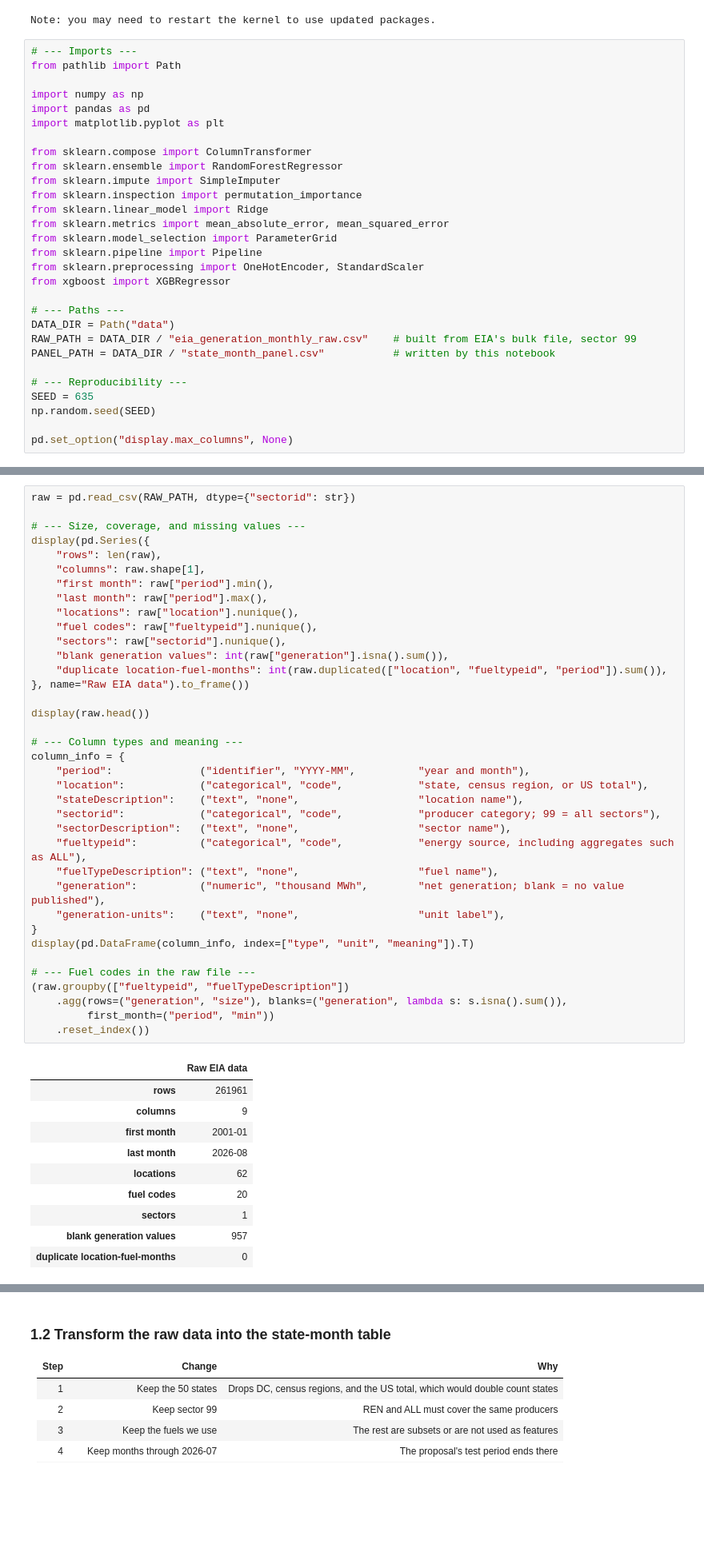
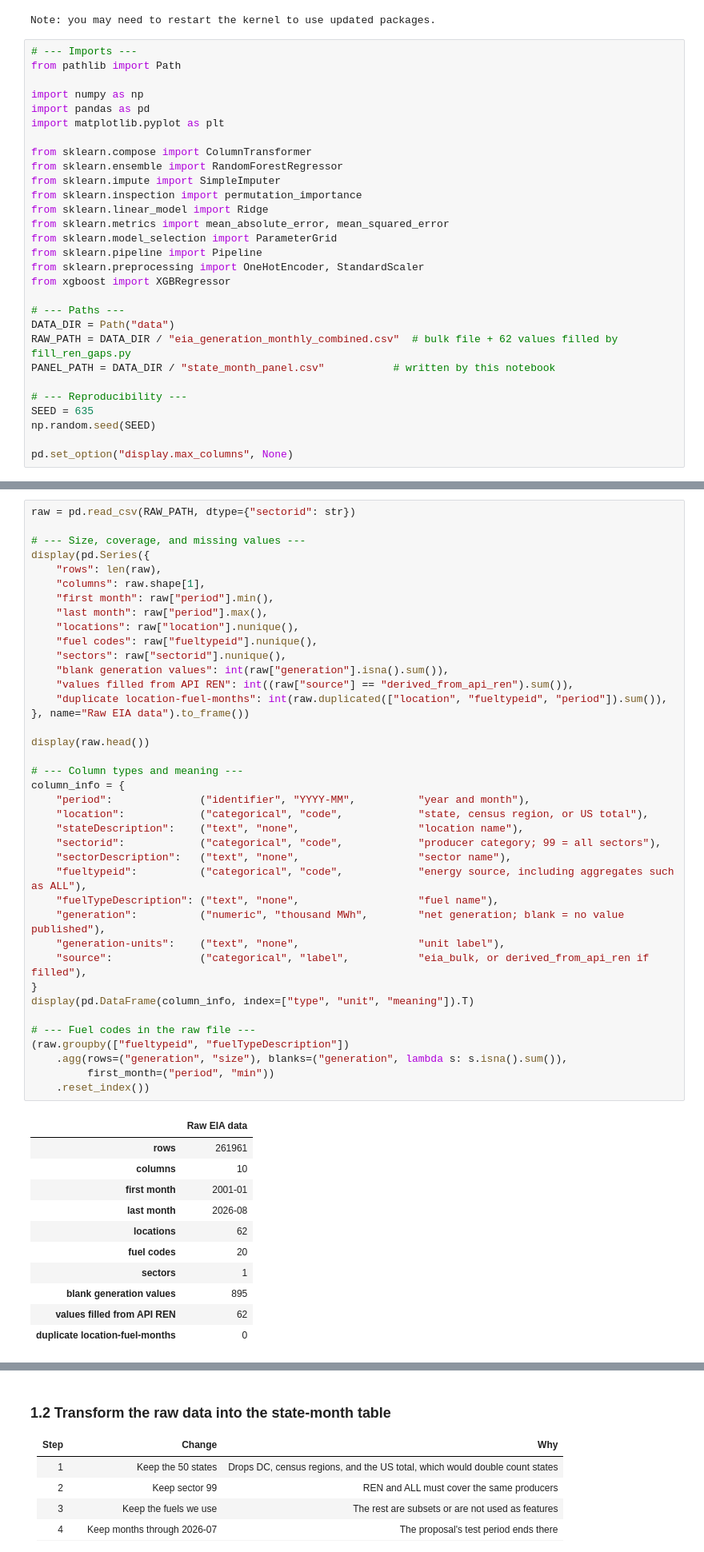
Before and after one commit to legacysti/ics635-final-project, a Jupyter notebook: ICS635_Final_Project.ipynb, the cells around one changed output, grey strips where cells are left out. Shown at 80% size. Drawn from its saved outputs; the diff is of its cells as text; blank space fills up the shorter version.

```diff
--- a/ICS635_Final_Project.ipynb
+++ b/ICS635_Final_Project.ipynb
@@ -65,7 +80,7 @@ from xgboost import XGBRegressor
 
 # --- Paths ---
 DATA_DIR = Path("data")
-RAW_PATH = DATA_DIR / "eia_generation_monthly_raw.csv"    # built from EIA's bulk file, sector 99
+RAW_PATH = DATA_DIR / "eia_generation_monthly_combined.csv"  # bulk file + 62 values filled by fill_ren_gaps.py
 PANEL_PATH = DATA_DIR / "state_month_panel.csv"           # written by this notebook
 
 # --- Reproducibility ---
@@ -97,40 +113,43 @@ display(pd.Series({
     "fuel codes": raw["fueltypeid"].nunique(),
     "sectors": raw["sectorid"].nunique(),
     "blank generation values": int(raw["generation"].isna().sum()),
+    "values filled from API REN": int((raw["source"] == "derived_from_api_ren").sum()),
     "duplicate location-fuel-months": int(raw.duplicated(["location", "fueltypeid", "period"]).sum()),
 }, name="Raw EIA data").to_frame())
 
 display(raw.head())
 
 # --- Column types and meaning ---
 column_info = {
     "period":              ("identifier", "YYYY-MM",          "year and month"),
     "location":            ("categorical", "code",            "state, census region, or US total"),
     "stateDescription":    ("text", "none",                   "location name"),
     "sectorid":            ("categorical", "code",            "producer category; 99 = all sectors"),
     "sectorDescription":   ("text", "none",                   "sector name"),
     "fueltypeid":          ("categorical", "code",            "energy source, including aggregates such as ALL"),
     "fuelTypeDescription": ("text", "none",                   "fuel name"),
     "generation":          ("numeric", "thousand MWh",        "net generation; blank = no value published"),
     "generation-units":    ("text", "none",                   "unit label"),
+    "source":              ("categorical", "label",           "eia_bulk, or derived_from_api_ren if filled"),
 }
 display(pd.DataFrame(column_info, index=["type", "unit", "meaning"]).T)
 
 # --- Fuel codes in the raw file ---
 (raw.groupby(["fueltypeid", "fuelTypeDescription"])
     .agg(rows=("generation", "size"), blanks=("generation", lambda s: s.isna().sum()),
          first_month=("period", "min"))
     .reset_index())
 # %% [output]
 |  | Raw EIA data |
 | rows | 261961 |
-| columns | 9 |
+| columns | 10 |
 | first month | 2001-01 |
 | last month | 2026-08 |
 | locations | 62 |
 | fuel codes | 20 |
 | sectors | 1 |
-| blank generation values | 957 |
+| blank generation values | 895 |
+| values filled from API REN | 62 |
 | duplicate location-fuel-months | 0 |
 |  | period | location | stateDescription | sectorid | sectorDescription | fueltypeid | fuelTypeDescription | ... |
 | 0 | 2026-08 | US | United States | 99 | All Sectors | SUN | all utility-scale solar | ... |
```
Also changed, not shown: parts of 9 cells of this notebook.
